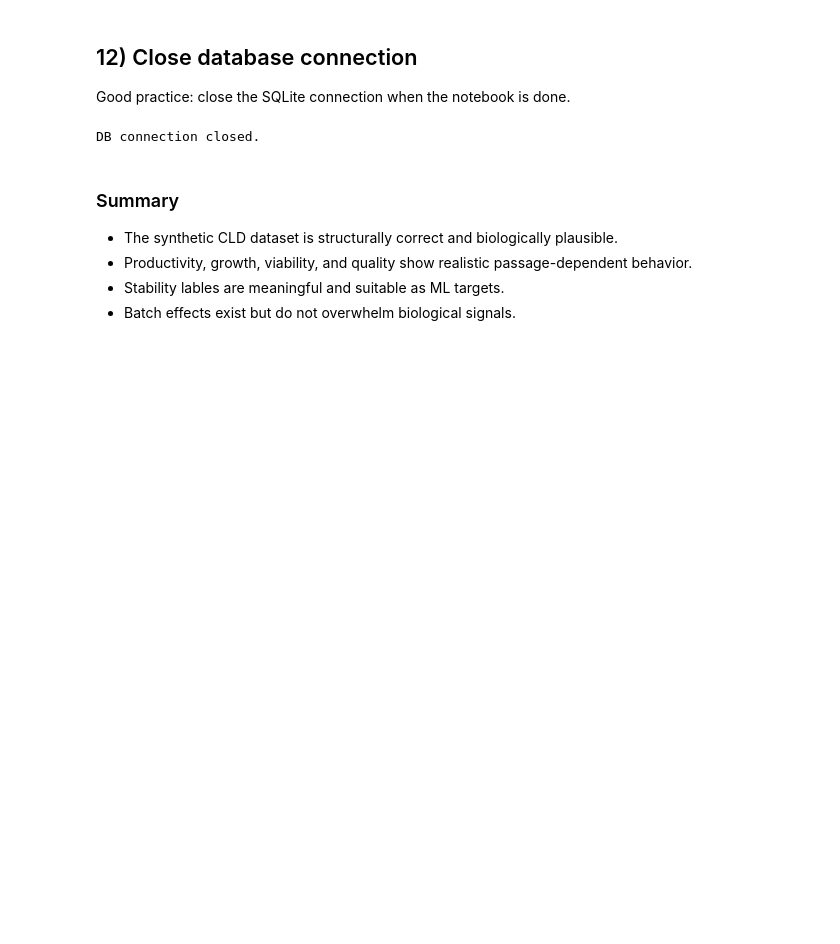
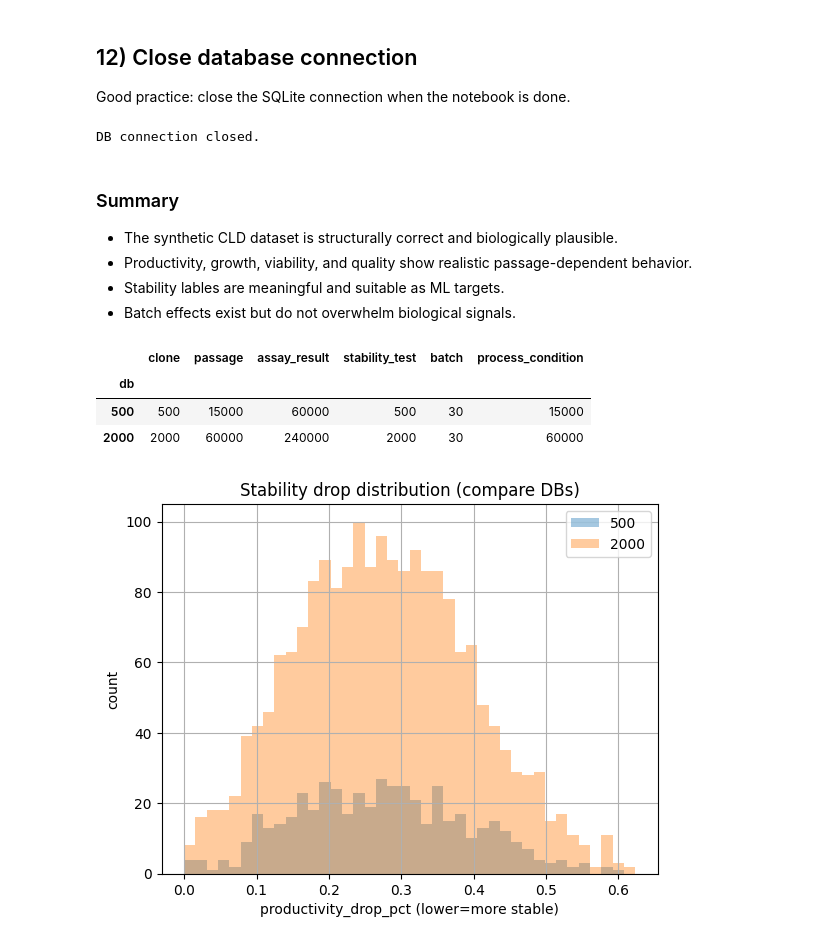
Before and after one commit to Sanghee-L/CLD_ML_PIPELINE, a Jupyter notebook: notebooks/01_explore_synthetic_data.ipynb, the cells around one changed output. Saved outputs shown, nothing was run; the diff lists cells and outputs as text; code cells hidden in the pictures; blank space fills up the shorter version.

```diff
--- a/notebooks/01_explore_synthetic_data.ipynb
+++ b/notebooks/01_explore_synthetic_data.ipynb
@@ -479,0 +526,43 @@ DB connection closed.
+# %%
+counts_rows = []
+for name, path in DBS.items():
+    c = row_counts(path)
+    c["db"] = name
+    counts_rows.append(c)
+
+counts_df = pd.DataFrame(counts_rows).set_index("db")
+counts_df
+# %% [output]
+|  | clone | passage | assay_result | stability_test | batch | process_condition |
+| db |  |  |  |  |  |  |
+| 500 | 500 | 15000 | 60000 | 500 | 30 | 15000 |
+| 2000 | 2000 | 60000 | 240000 | 2000 | 30 | 60000 |
+# %%
+stb_all = []
+for name, path in DBS.items():
+    stb = load_stability(path).copy()
+    stb["db"] = name
+    stb_all.append(stb)
+
+stb_all = pd.concat(stb_all, ignore_index=True)
+
+# plot hist on same axis (fixed range based on pooled 1%~99%)
+drop = stb_all["productivity_drop_pct"].dropna()
+q01, q99 = drop.quantile([0.01, 0.99])
+pad = 0.05 * (q99 - q01)
+xmin = max(0.0, q01 - pad)
+xmax = min(1.0, q99 + pad)
+
+plt.figure()
+for name in DBS.keys():
+    d = stb_all[stb_all["db"] == name]["productivity_drop_pct"].dropna()
+    plt.hist(d, bins=40, range=(xmin, xmax), alpha=0.4, label=name)
+
+plt.title("Stability drop distribution (compare DBs)")
+plt.xlabel("productivity_drop_pct (lower=more stable)")
+plt.ylabel("count")
+plt.grid(True)
+plt.legend()
+plt.show()
+# %% [output]
+[figure, added]
```
Also changed, not shown: parts of 4 cells of this notebook, 17 other files.
